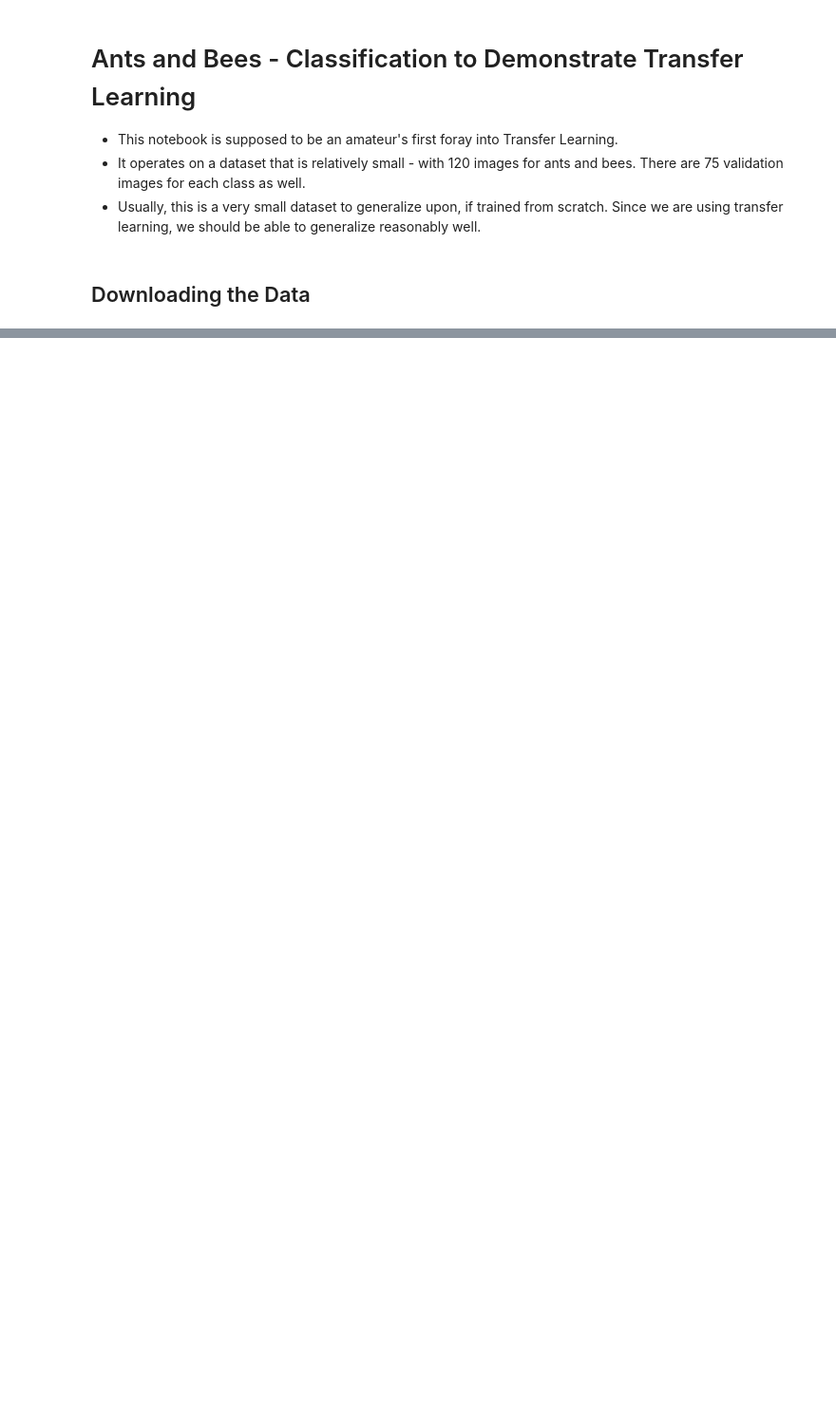
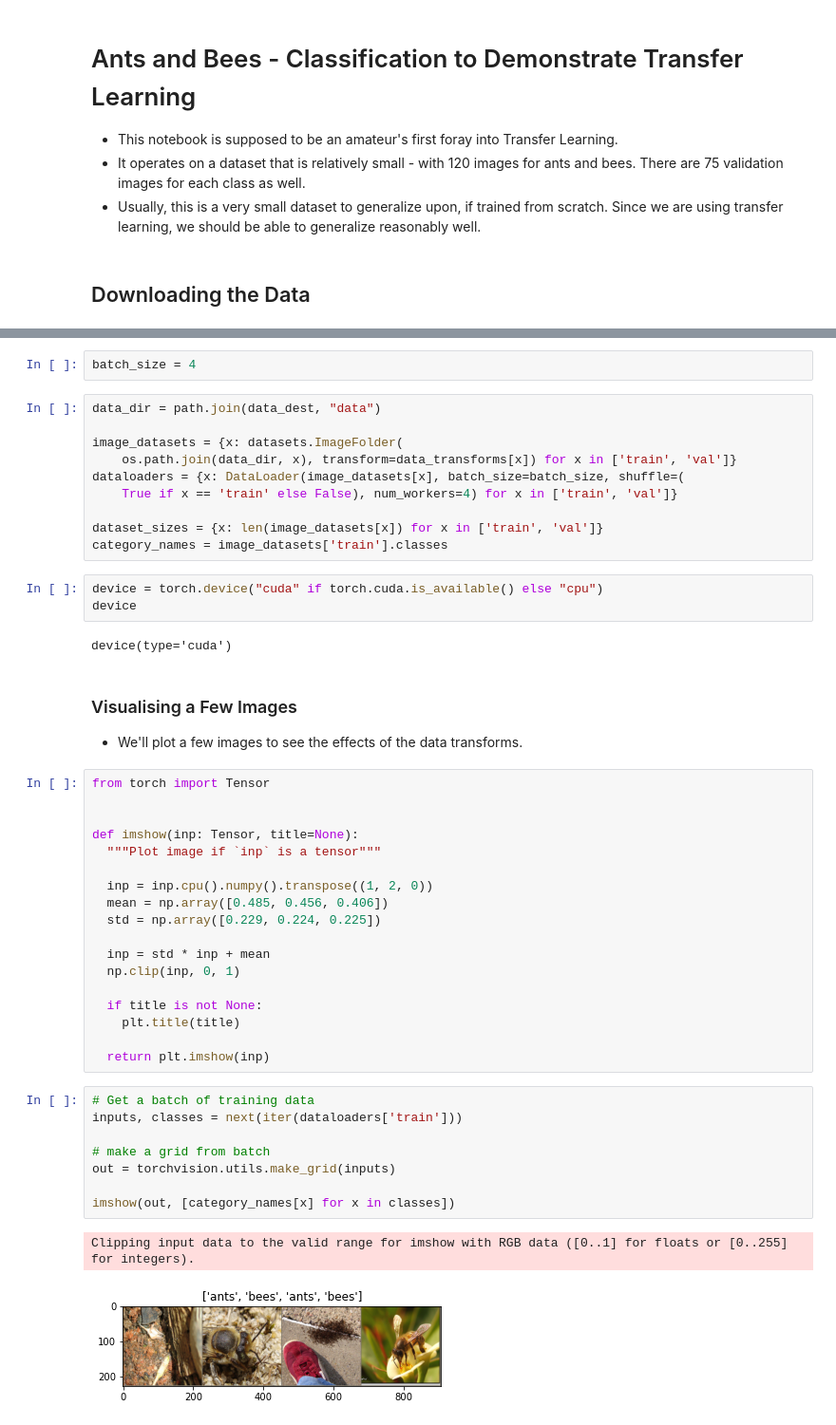
Before and after one commit to Vortexx2/ants-and-bees, a Jupyter notebook: notebook.ipynb, the cells around one changed output, grey strips where cells are left out. Shown at 95% size. Saved outputs shown, nothing was run; the diff lists cells and outputs as text; blank space fills up the shorter version.

```diff
--- a/notebook.ipynb
+++ b/notebook.ipynb
@@ -43,0 +80,50 @@ AssertionError: Destination folder already exists
+# %%
+batch_size = 4
+# %%
+data_dir = path.join(data_dest, "data")
+
+image_datasets = {x: datasets.ImageFolder(
+    os.path.join(data_dir, x), transform=data_transforms[x]) for x in ['train', 'val']}
+dataloaders = {x: DataLoader(image_datasets[x], batch_size=batch_size, shuffle=(
+    True if x == 'train' else False), num_workers=4) for x in ['train', 'val']}
+
+dataset_sizes = {x: len(image_datasets[x]) for x in ['train', 'val']}
+category_names = image_datasets['train'].classes
+# %%
+device = torch.device("cuda" if torch.cuda.is_available() else "cpu")
+device
+# %% [output]
+device(type='cuda')
+# %% [markdown]
+### Visualising a Few Images
+
+- We'll plot a few images to see the effects of the data transforms.
+# %%
+from torch import Tensor
+
+
+def imshow(inp: Tensor, title=None):
+  """Plot image if `inp` is a tensor"""
+
+  inp = inp.cpu().numpy().transpose((1, 2, 0))
+  mean = np.array([0.485, 0.456, 0.406])
+  std = np.array([0.229, 0.224, 0.225])
+
+  inp = std * inp + mean
+  np.clip(inp, 0, 1)
+
+  if title is not None:
+    plt.title(title)
+
+  return plt.imshow(inp)
+# %%
+# Get a batch of training data
+inputs, classes = next(iter(dataloaders['train']))
+
+# make a grid from batch
+out = torchvision.utils.make_grid(inputs)
+
+imshow(out, [category_names[x] for x in classes])
+# %% [output]
+Clipping input data to the valid range for imshow with RGB data ([0..1] for floats or [0..255] for integers).
+[figure, added]
```
Also changed, not shown: parts of 16 cells of this notebook, 1 other file.
